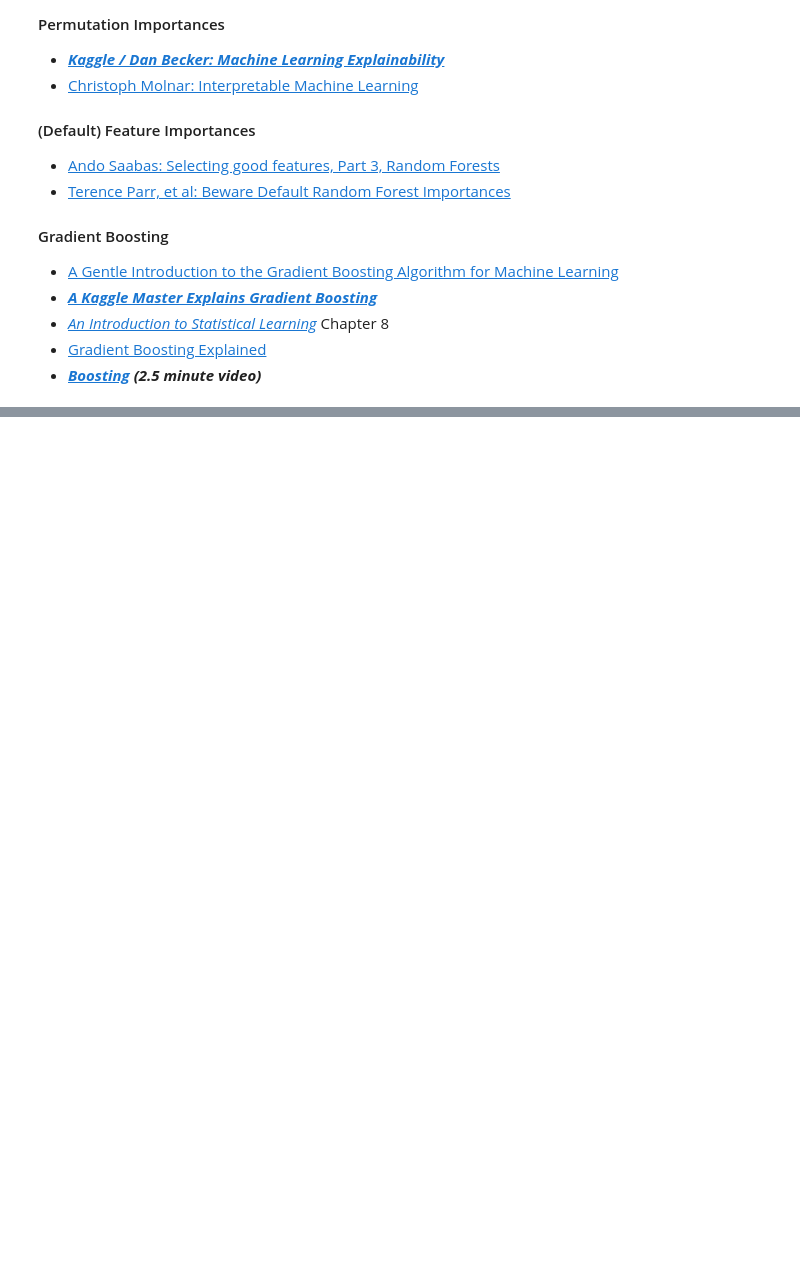
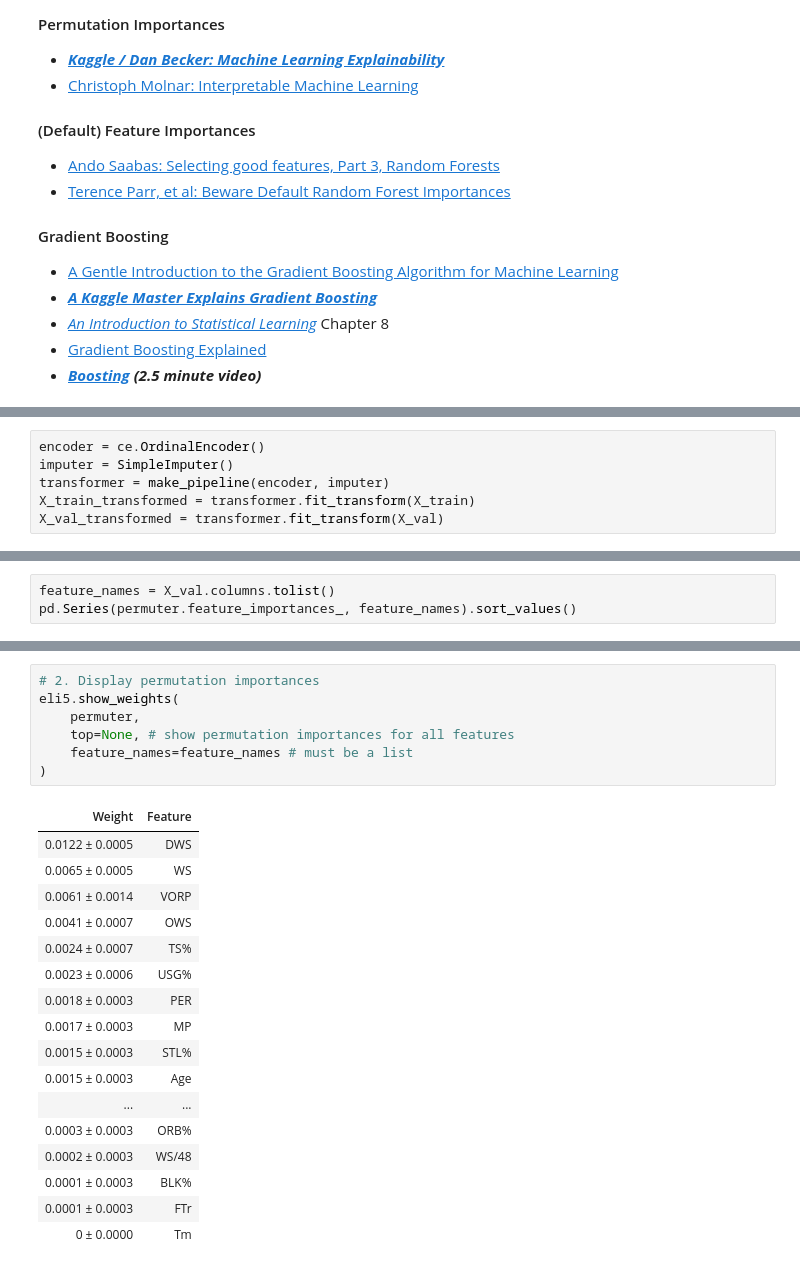
Before and after one commit to bloominstituteoftechnology/DS-Unit-2-Applied-Modeling, a Jupyter notebook: module3/LS_DS_233_assignment.ipynb, the cells around one changed output, grey strips where cells are left out. Saved outputs shown, nothing was run; the diff lists cells and outputs as text; blank space fills up the shorter version.

```diff
--- a/module3/LS_DS_233_assignment.ipynb
+++ b/module3/LS_DS_233_assignment.ipynb
@@ -47,0 +198,6 @@ Top recommendations in _**bold italic:**_
+# %%
+encoder = ce.OrdinalEncoder()
+imputer = SimpleImputer()
+transformer = make_pipeline(encoder, imputer)
+X_train_transformed = transformer.fit_transform(X_train)
+X_val_transformed = transformer.fit_transform(X_val)
@@ -47,0 +270,3 @@ Top recommendations in _**bold italic:**_
+# %%
+feature_names = X_val.columns.tolist()
+pd.Series(permuter.feature_importances_, feature_names).sort_values()
@@ -47,0 +291,25 @@ Top recommendations in _**bold italic:**_
+# %%
+# 2. Display permutation importances
+eli5.show_weights(
+    permuter,
+    top=None, # show permutation importances for all features
+    feature_names=feature_names # must be a list
+)
+# %% [output]
+| Weight | Feature |
+| 0.0122 ± 0.0005 | DWS |
+| 0.0065 ± 0.0005 | WS |
+| 0.0061 ± 0.0014 | VORP |
+| 0.0041 ± 0.0007 | OWS |
+| 0.0024 ± 0.0007 | TS% |
+| 0.0023 ± 0.0006 | USG% |
+| 0.0018 ± 0.0003 | PER |
+| 0.0017 ± 0.0003 | MP |
+| 0.0015 ± 0.0003 | STL% |
+| 0.0015 ± 0.0003 | Age |
+| ... | ... |
+| 0.0003 ± 0.0003 | ORB% |
+| 0.0002 ± 0.0003 | WS/48 |
+| 0.0001 ± 0.0003 | BLK% |
+| 0.0001 ± 0.0003 | FTr |
+| 0 ± 0.0000 | Tm |
```
Also changed, not shown: parts of 28 cells of this notebook.
